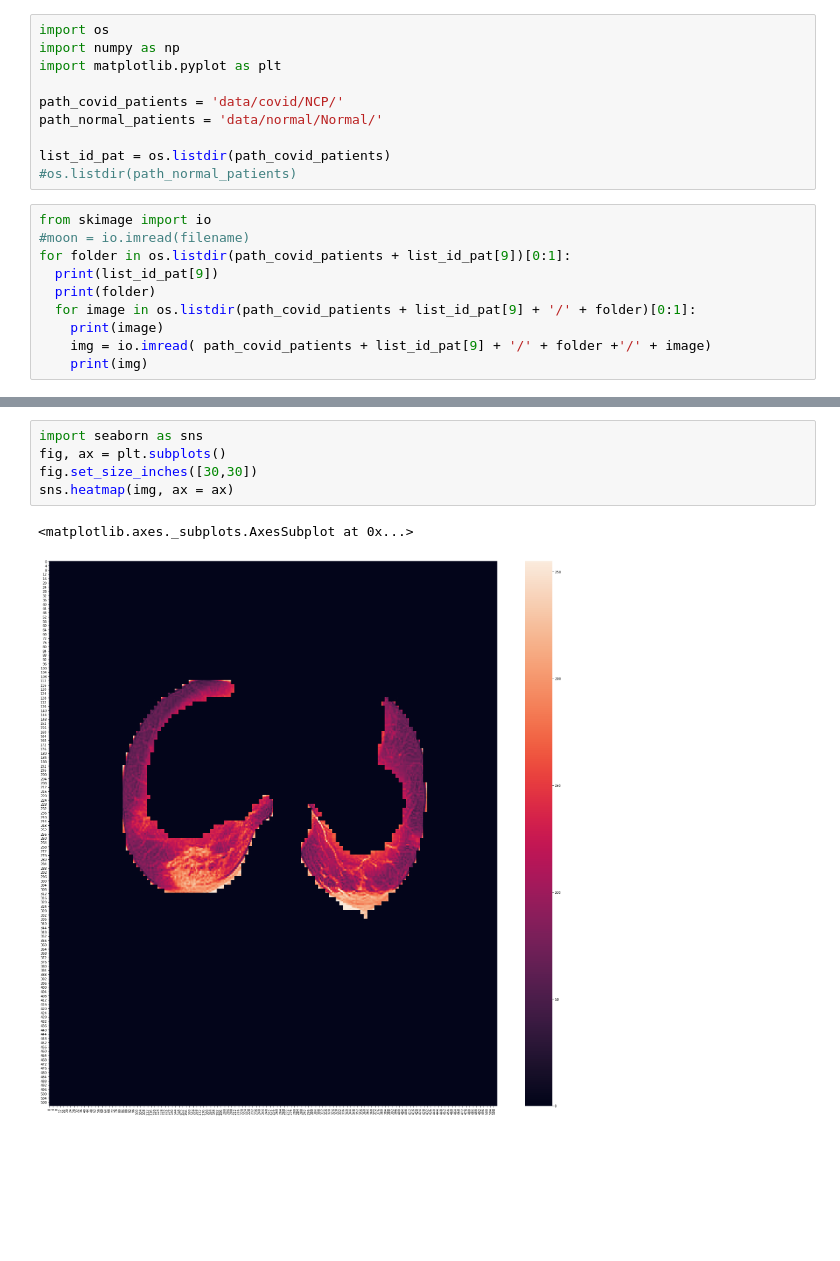
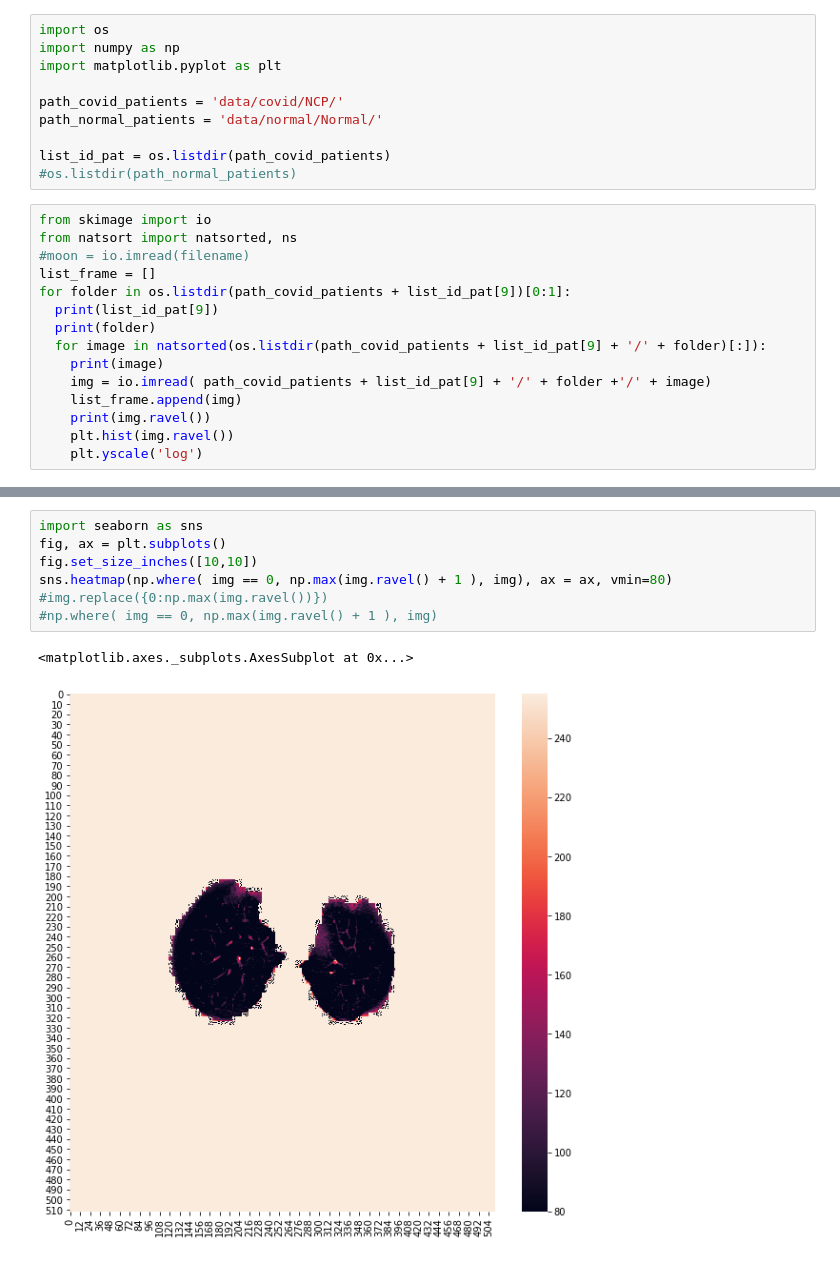
Before and after one commit to ErickMM98/covid-ct-network-analysis, a Jupyter notebook: covid_ct_nt.ipynb, the cells around one changed output, grey strips where cells are left out. Drawn from its saved outputs; the diff is of its cells as text; blank space fills up the shorter version.

```diff
--- a/covid_ct_nt.ipynb
+++ b/covid_ct_nt.ipynb
@@ -165,11 +167,16 @@ list_id_pat = os.listdir(path_covid_patients)
 #os.listdir(path_normal_patients)
 # %%
 from skimage import io
+from natsort import natsorted, ns
 #moon = io.imread(filename)
+list_frame = []
 for folder in os.listdir(path_covid_patients + list_id_pat[9])[0:1]:
   print(list_id_pat[9])
   print(folder)
-  for image in os.listdir(path_covid_patients + list_id_pat[9] + '/' + folder)[0:1]:
+  for image in natsorted(os.listdir(path_covid_patients + list_id_pat[9] + '/' + folder)[:]):
     print(image)
     img = io.imread( path_covid_patients + list_id_pat[9] + '/' + folder +'/' + image)
-    print(img)
+    list_frame.append(img)
+    print(img.ravel())
+    plt.hist(img.ravel())
+    plt.yscale('log')
@@ -209,8 +396,10 @@ plt.show()
 # %%
 import seaborn as sns
 fig, ax = plt.subplots()
-fig.set_size_inches([30,30])
-sns.heatmap(img, ax = ax)
+fig.set_size_inches([10,10])
+sns.heatmap(np.where( img == 0, np.max(img.ravel() + 1 ), img), ax = ax, vmin=80)
+#img.replace({0:np.max(img.ravel())})
+#np.where( img == 0, np.max(img.ravel() + 1 ), img)
 # %% [output]
 <matplotlib.axes._subplots.AxesSubplot at 0x...>
-[figure, old version]
+[figure, new version]
```
Also changed, not shown: parts of 13 cells of this notebook.
